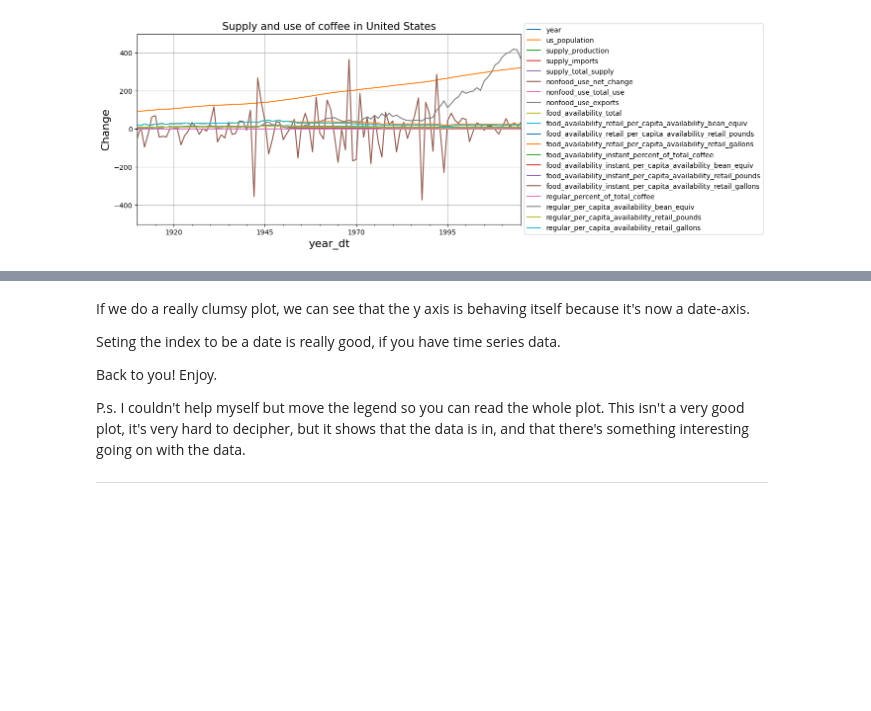
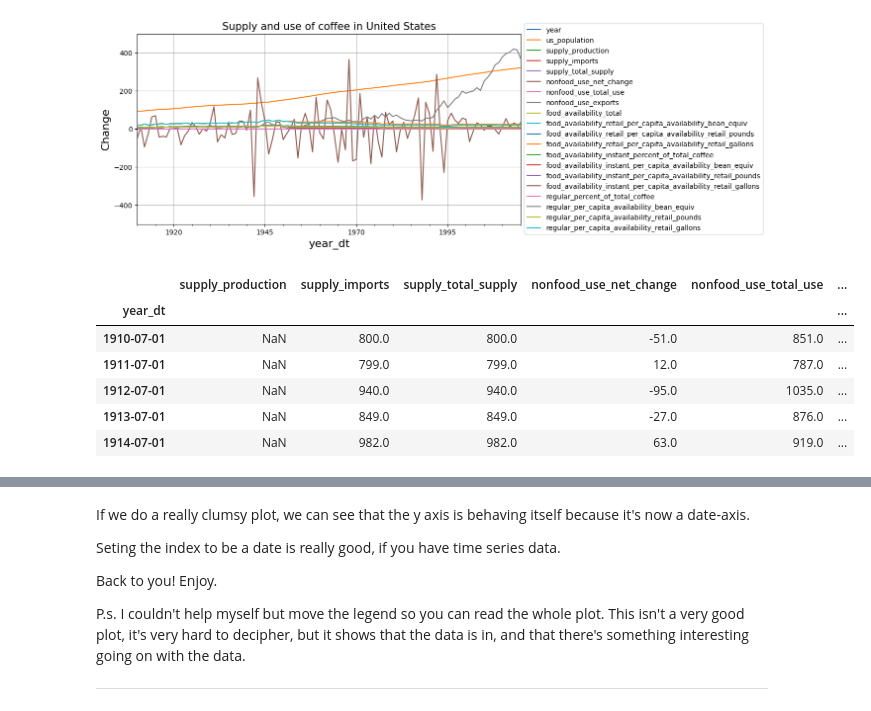
Before and after one commit to shinsooha/DATAproject, a Jupyter notebook: coffee.ipynb, the cells around one changed output, grey strips where cells are left out. Saved outputs shown, nothing was run; the diff lists cells and outputs as text; code cells hidden in the pictures; blank space fills up the shorter version.

```diff
--- a/coffee.ipynb
+++ b/coffee.ipynb
@@ -166,4 +166,30 @@ plt.grid(True)
 plt.show()
 # %% [output]
 [figure]
+# %%
+coffee_df["year_dt"] = pd.to_datetime(dict(year=coffee_df.year, month=7, day=1))
+coffee_df.drop(['year'], axis=1, inplace=True, errors="ignore")
+coffee_df.drop(['us_population'], axis=1, inplace=True, errors="ignore")
+coffee_df.drop(['food_availability_total'], axis=1, inplace=True, errors="ignore")
+coffee_df.drop(['food_availability_retail_per_capita_availability_bean_equiv'], axis=1, inplace=True, errors="ignore")
+coffee_df.drop(['food_availability_retail_per_capita_availability_retail_pounds'], axis=1, inplace=True, errors="ignore")
+coffee_df.drop(['food_availability_retail_per_capita_availability_retail_gallons'], axis=1, inplace=True, errors="ignore")
+coffee_df.drop(['food_availability_instant_percent_of_total_coffee'], axis=1, inplace=True, errors="ignore")
+coffee_df.drop(['food_availability_instant_per_capita_availability_bean_equiv'], axis=1, inplace=True, errors="ignore")
+coffee_df.drop(['food_availability_instant_per_capita_availability_retail_pounds'], axis=1, inplace=True, errors="ignore")
+coffee_df.drop(['food_availability_instant_per_capita_availability_retail_gallons'], axis=1, inplace=True, errors="ignore")
+coffee_df.drop(['regular_percent_of_total_coffee'], axis=1, inplace=True, errors="ignore")
+coffee_df.drop(['regular_per_capita_availability_bean_equiv'], axis=1, inplace=True, errors="ignore")
+coffee_df.drop(['regular_per_capita_availability_retail_pounds'], axis=1, inplace=True, errors="ignore")
+coffee_df.drop(['regular_per_capita_availability_retail_gallons'], axis=1, inplace=True, errors="ignore")
+coffee_df.set_index("year_dt", inplace=True)
+coffee_df.head()
+# %% [output]
+|  | supply_production | supply_imports | supply_total_supply | nonfood_use_net_change | nonfood_use_total_use | ... |
+| year_dt |  |  |  |  |  | ... |
+| 1910-07-01 | NaN | 800.0 | 800.0 | -51.0 | 851.0 | ... |
+| 1911-07-01 | NaN | 799.0 | 799.0 | 12.0 | 787.0 | ... |
+| 1912-07-01 | NaN | 940.0 | 940.0 | -95.0 | 1035.0 | ... |
+| 1913-07-01 | NaN | 849.0 | 849.0 | -27.0 | 876.0 | ... |
+| 1914-07-01 | NaN | 982.0 | 982.0 | 63.0 | 919.0 | ... |
 # %%
```
Also changed, not shown: parts of 5 cells of this notebook.
